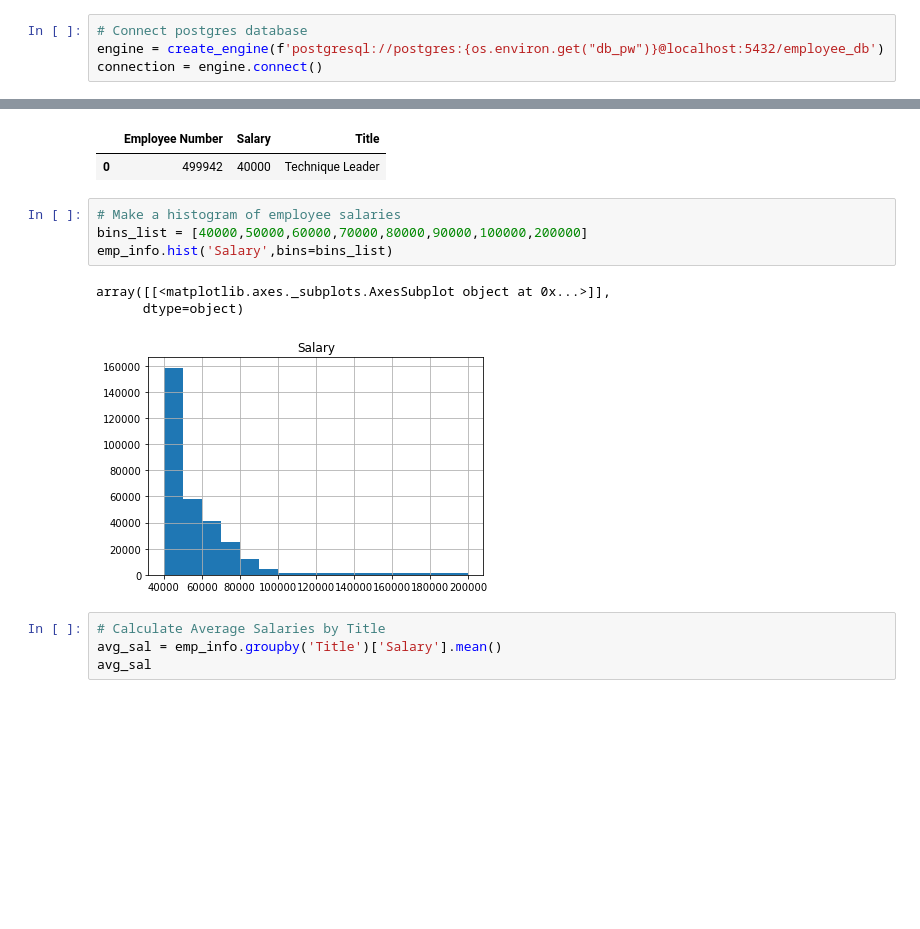
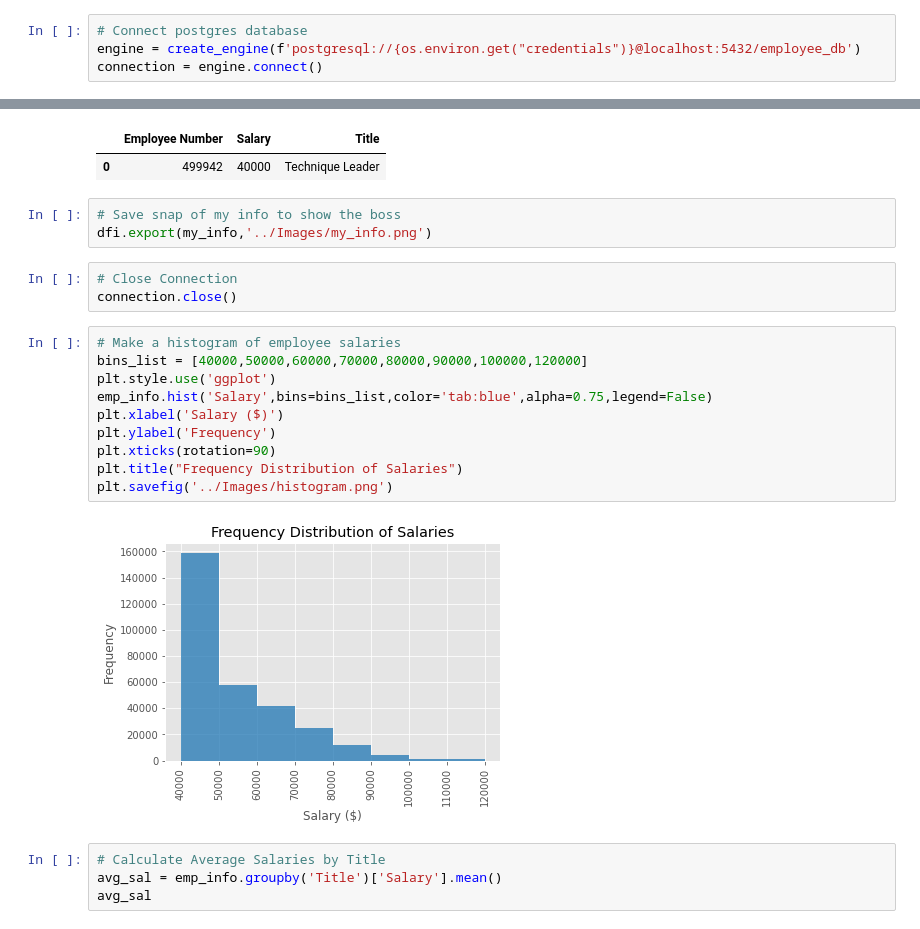
Before and after one commit to gabeo13/Compensation-Analysis, a Jupyter notebook: EmployeeSQL/SQLalchemy.ipynb, the cells around one changed output, grey strips where cells are left out. Saved outputs shown, nothing was run; the diff lists cells and outputs as text; blank space fills up the shorter version.

Commit message:
notebook and images complete

```diff
--- a/EmployeeSQL/SQLalchemy.ipynb
+++ b/EmployeeSQL/SQLalchemy.ipynb
@@ -17,7 +19,7 @@ load_dotenv()
 True
 # %%
 # Connect postgres database
-engine = create_engine(f'postgresql://postgres:{os.environ.get("db_pw")}@localhost:5432/employee_db')
+engine = create_engine(f'postgresql://{os.environ.get("credentials")}@localhost:5432/employee_db')
 connection = engine.connect()
 # %%
 # Read employee info SQL Query into dataframe
@@ -56,14 +58,24 @@ my_info.head()
 # %% [output]
 |  | Employee Number | Salary | Title |
 | 0 | 499942 | 40000 | Technique Leader |
+# %%
+# Save snap of my info to show the boss
+dfi.export(my_info,'../Images/my_info.png')
+# %%
+# Close Connection
+connection.close()
 # %%
 # Make a histogram of employee salaries
-bins_list = [40000,50000,60000,70000,80000,90000,100000,200000]
-emp_info.hist('Salary',bins=bins_list)
+bins_list = [40000,50000,60000,70000,80000,90000,100000,120000]
+plt.style.use('ggplot')
+emp_info.hist('Salary',bins=bins_list,color='tab:blue',alpha=0.75,legend=False)
+plt.xlabel('Salary ($)')
+plt.ylabel('Frequency')
+plt.xticks(rotation=90)
+plt.title("Frequency Distribution of Salaries")
+plt.savefig('../Images/histogram.png')
 # %% [output]
-array([[<matplotlib.axes._subplots.AxesSubplot object at 0x...>]],
-      dtype=object)
-[figure, old version]
+[figure, new version]
 # %%
 # Calculate Average Salaries by Title
 avg_sal = emp_info.groupby('Title')['Salary'].mean()
```
Also changed, not shown: parts of 6 cells of this notebook, 6 other files.
